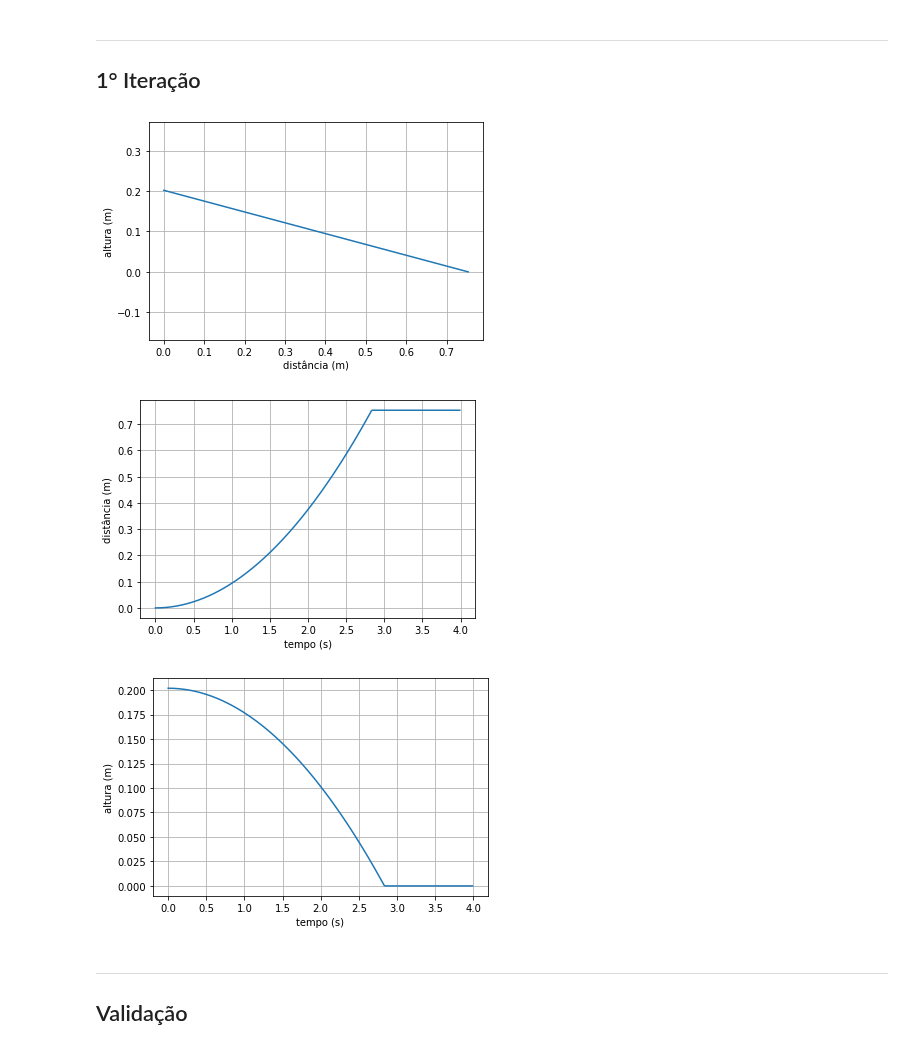
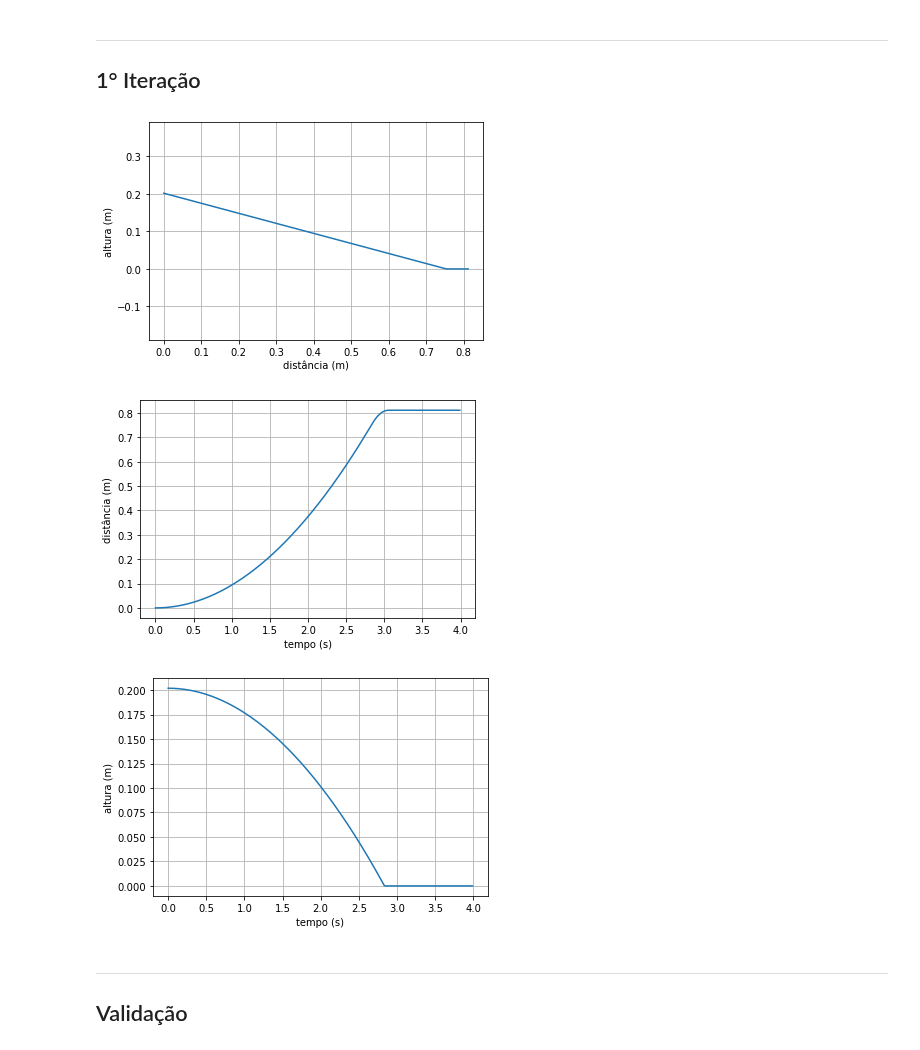
Before and after one commit to pedroivoal/Modsim-P3, a Jupyter notebook: Implementação/modelo.ipynb, the cells around one changed output. Cells and saved outputs as stored; diff of their text form; code cells hidden in the pictures.

```diff
--- a/Implementação/modelo.ipynb
+++ b/Implementação/modelo.ipynb
@@ -50,7 +57,6 @@ def modelo1 (X, t, angle):
     y = X[1]
     vx = X[2]
     vy = X[3]
-
 
     Nx = g*cos(rang)*sin(rang)
     Ny = g*cos(rang)**2
@@ -65,51 +71,50 @@ def modelo1 (X, t, angle):
     if angle < angle_l:
         return [0, 0, 0, 0]
     elif y < 0:
-        # if dxdt > 0:
-        #     return [dxdt, 0, -mic*g, 0]
-        # else:
-        #     return [0, 0, 0, 0]
-        return [0, 0, 0, 0]
+        if dxdt > 0:
+            return [dxdt, 0, -mic*g, 0]
+        else:
+            return [0, 0, 0, 0]
     else:
         return [dxdt, dydt, dvxdt, dvydt]
 # %%
-t_lista = np.arange(0, 4, 0.01)
+L_t = np.arange(0, 4, 0.01)
 
 # Condições iniciais
 angle = 15
 x0 = [0, 0.78*sin(radians(angle)), 0, 0]
 
 # Resolução numérica
-x = odeint(modelo1, x0, t_lista, args = (angle,))
+x = odeint(modelo1, x0, L_t, args = (angle,))
 listx = x[:,0]
 listy = x[:,1]
 
-# Plota gráfico somente para apresentação
+
 plt.plot(listx, listy)
 plt.axis('equal')
 plt.title('')
 plt.xlabel('distância (m)')
 plt.ylabel('altura (m)')
 plt.grid(True)
 plt.show()
 print()
 
-plt.plot(t_lista, listx)
+plt.plot(L_t, listx)
 plt.title('')
 plt.xlabel('tempo (s)')
 plt.ylabel('distância (m)')
 plt.grid(True)
 plt.show()
 
-plt.plot(t_lista, listy)
+plt.plot(L_t, listy)
 plt.title('')
 plt.xlabel('tempo (s)')
 plt.ylabel('altura (m)')
 plt.grid(True)
 plt.show()
 # %% [output]
-[figure, old version]
+[figure, new version]
-[figure, old version]
+[figure, new version]
 [figure]
 # %% [markdown]
 ----
```
Also changed, not shown: parts of 5 cells of this notebook.
